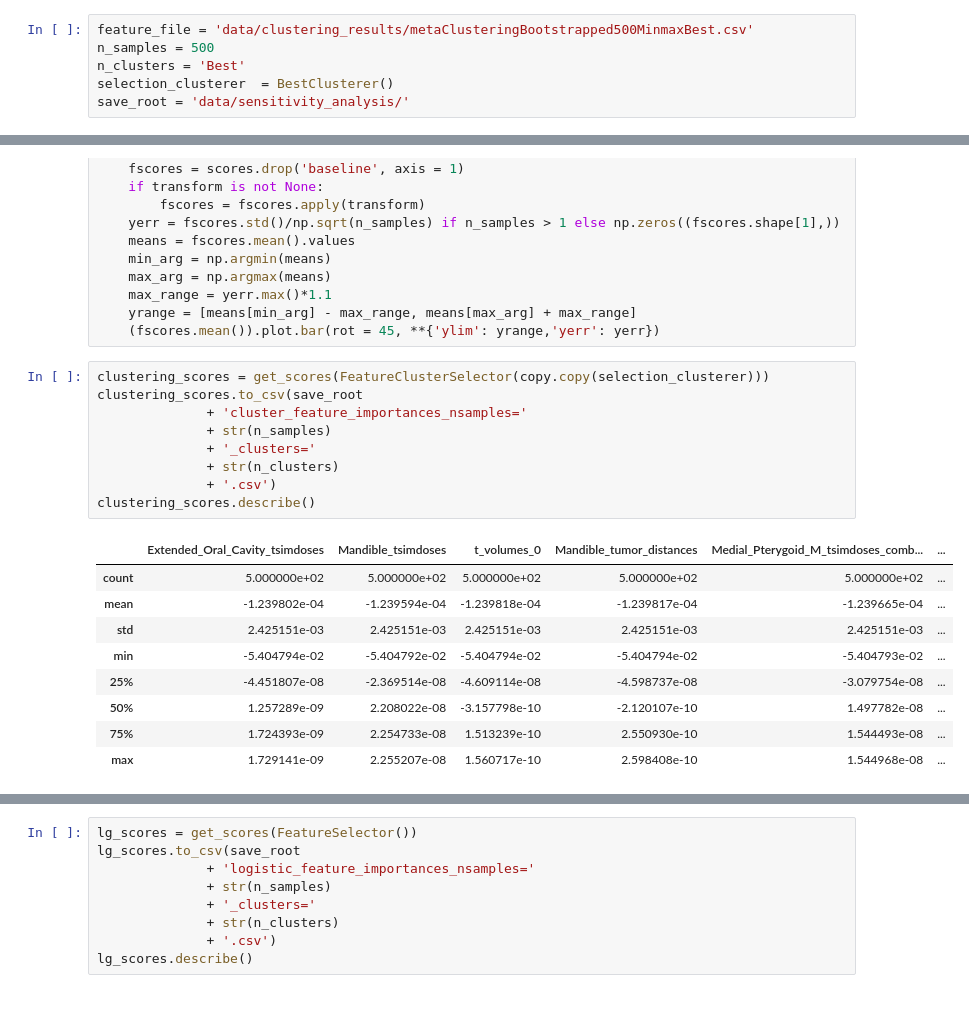
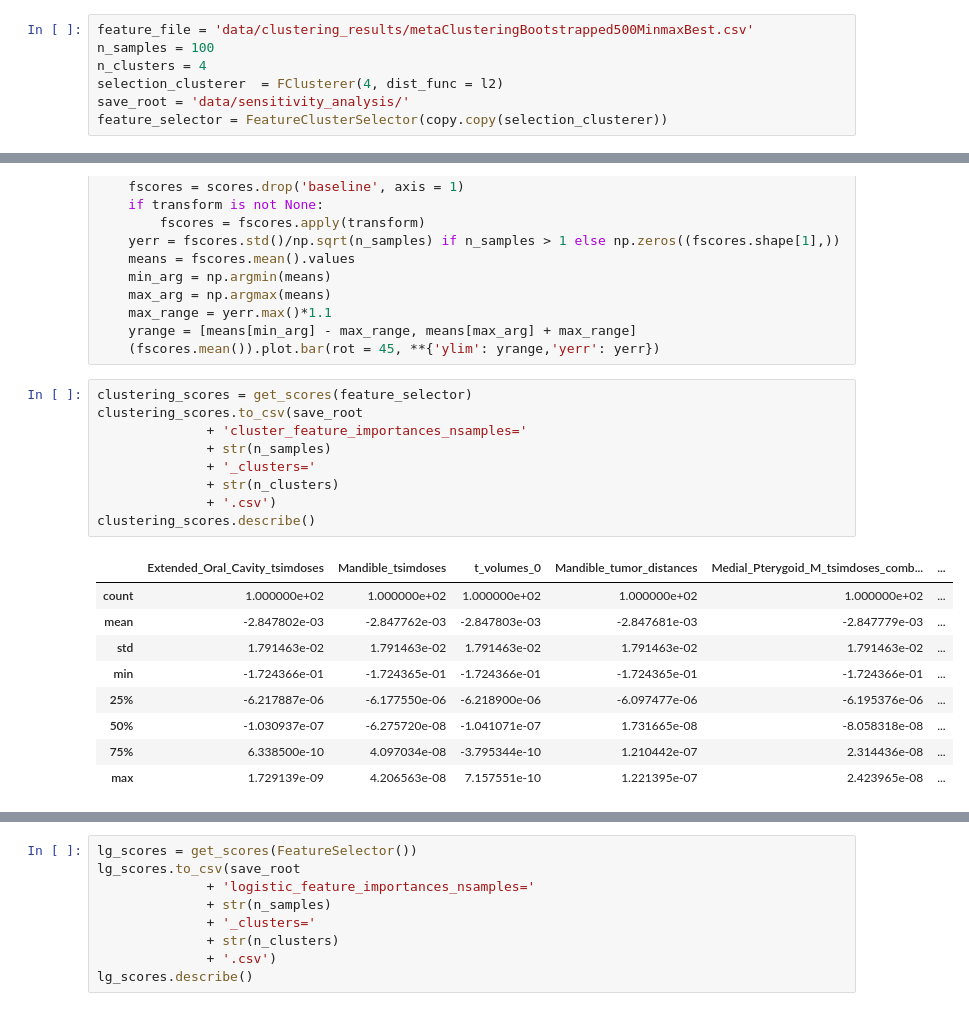
Before and after one commit to uic-evl/CAMP-RT, a Jupyter notebook: PYTHON/CohortDropoutAnalysis.ipynb, the cells around one changed output, grey strips where cells are left out. Drawn from its saved outputs; the diff is of its cells as text.

```diff
--- a/PYTHON/CohortDropoutAnalysis.ipynb
+++ b/PYTHON/CohortDropoutAnalysis.ipynb
@@ -38,10 +38,11 @@ plt.rc('figure', figsize=FIG_SIZE)
 db = load_patientset()
 # %%
 feature_file = 'data/clustering_results/metaClusteringBootstrapped500MinmaxBest.csv'
-n_samples = 500
-n_clusters = 'Best'
-selection_clusterer  = BestClusterer()
+n_samples = 100
+n_clusters = 4
+selection_clusterer  = FClusterer(4, dist_func = l2)
 save_root = 'data/sensitivity_analysis/'
+feature_selector = FeatureClusterSelector(copy.copy(selection_clusterer))
 # %%
 #load in the selected features from the clustering notebook
 selected_features = pd.read_csv(feature_file,index_col=0)
@@ -85,22 +86,22 @@ def plot_scores(scores, transform = None):
     yrange = [means[min_arg] - max_range, means[max_arg] + max_range]
     (fscores.mean()).plot.bar(rot = 45, **{'ylim': yrange,'yerr': yerr})
 # %%
-clustering_scores = get_scores(FeatureClusterSelector(copy.copy(selection_clusterer)))
+clustering_scores = get_scores(feature_selector)
 clustering_scores.to_csv(save_root
               + 'cluster_feature_importances_nsamples='
               + str(n_samples)
               + '_clusters='
               + str(n_clusters)
               + '.csv')
 clustering_scores.describe()
 # %% [output]
 |  | Extended_Oral_Cavity_tsimdoses | Mandible_tsimdoses | t_volumes_0 | Mandible_tumor_distances | Medial_Pterygoid_M_tsimdoses_comb... | ... |
-| count | 5.000000e+02 | 5.000000e+02 | 5.000000e+02 | 5.000000e+02 | 5.000000e+02 | ... |
-| mean | -1.239802e-04 | -1.239594e-04 | -1.239818e-04 | -1.239817e-04 | -1.239665e-04 | ... |
-| std | 2.425151e-03 | 2.425151e-03 | 2.425151e-03 | 2.425151e-03 | 2.425151e-03 | ... |
-| min | -5.404794e-02 | -5.404792e-02 | -5.404794e-02 | -5.404794e-02 | -5.404793e-02 | ... |
-| 25% | -4.451807e-08 | -2.369514e-08 | -4.609114e-08 | -4.598737e-08 | -3.079754e-08 | ... |
-| 50% | 1.257289e-09 | 2.208022e-08 | -3.157798e-10 | -2.120107e-10 | 1.497782e-08 | ... |
-| 75% | 1.724393e-09 | 2.254733e-08 | 1.513239e-10 | 2.550930e-10 | 1.544493e-08 | ... |
-| max | 1.729141e-09 | 2.255207e-08 | 1.560717e-10 | 2.598408e-10 | 1.544968e-08 | ... |
+| count | 1.000000e+02 | 1.000000e+02 | 1.000000e+02 | 1.000000e+02 | 1.000000e+02 | ... |
+| mean | -2.847802e-03 | -2.847762e-03 | -2.847803e-03 | -2.847681e-03 | -2.847779e-03 | ... |
+| std | 1.791463e-02 | 1.791463e-02 | 1.791463e-02 | 1.791463e-02 | 1.791463e-02 | ... |
+| min | -1.724366e-01 | -1.724365e-01 | -1.724366e-01 | -1.724365e-01 | -1.724366e-01 | ... |
+| 25% | -6.217887e-06 | -6.177550e-06 | -6.218900e-06 | -6.097477e-06 | -6.195376e-06 | ... |
+| 50% | -1.030937e-07 | -6.275720e-08 | -1.041071e-07 | 1.731665e-08 | -8.058318e-08 | ... |
+| 75% | 6.338500e-10 | 4.097034e-08 | -3.795344e-10 | 1.210442e-07 | 2.314436e-08 | ... |
+| max | 1.729139e-09 | 4.206563e-08 | 7.157551e-10 | 1.221395e-07 | 2.423965e-08 | ... |
 # %%
```
Also changed, not shown: parts of 3 cells of this notebook, 3 other files.
